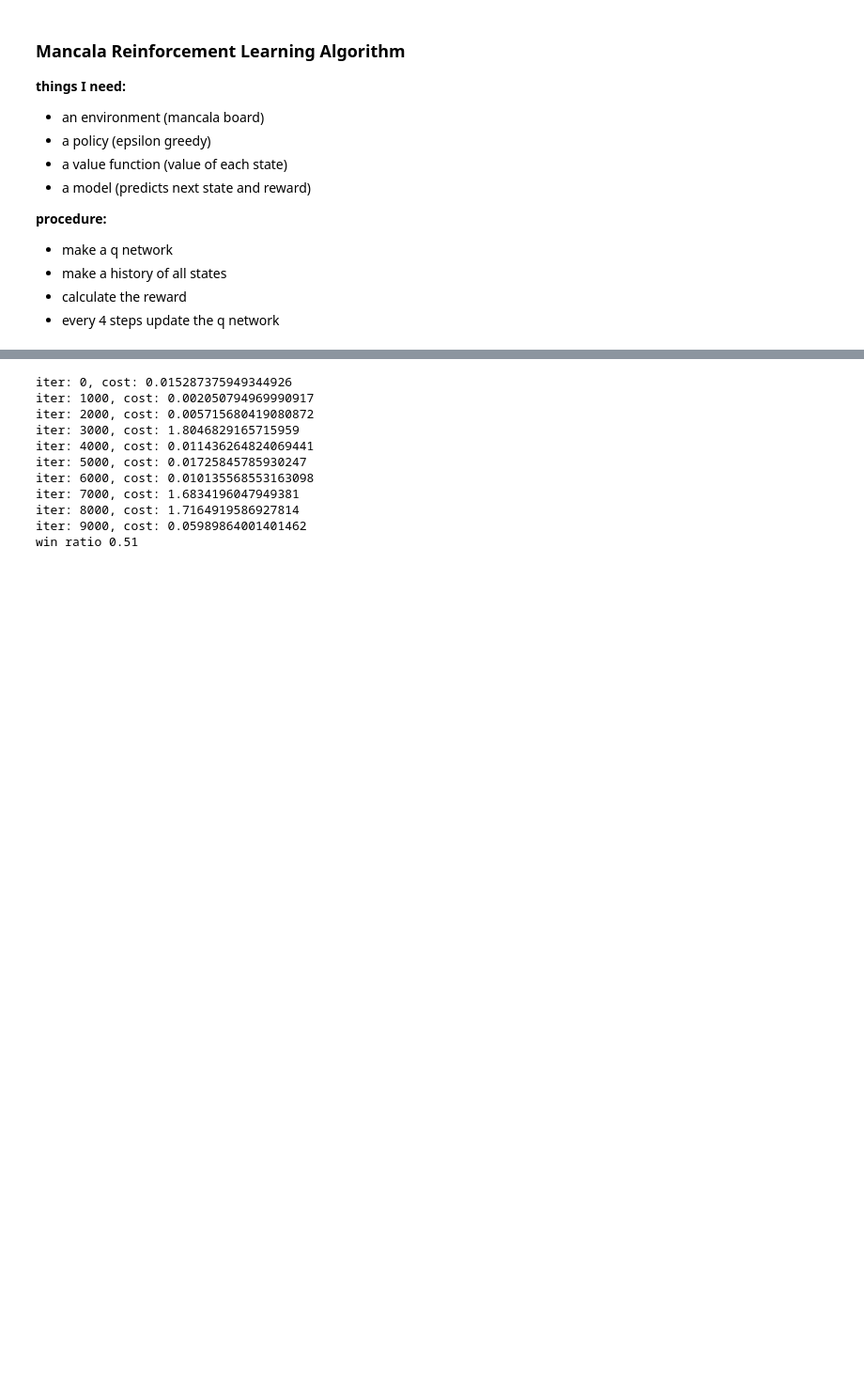
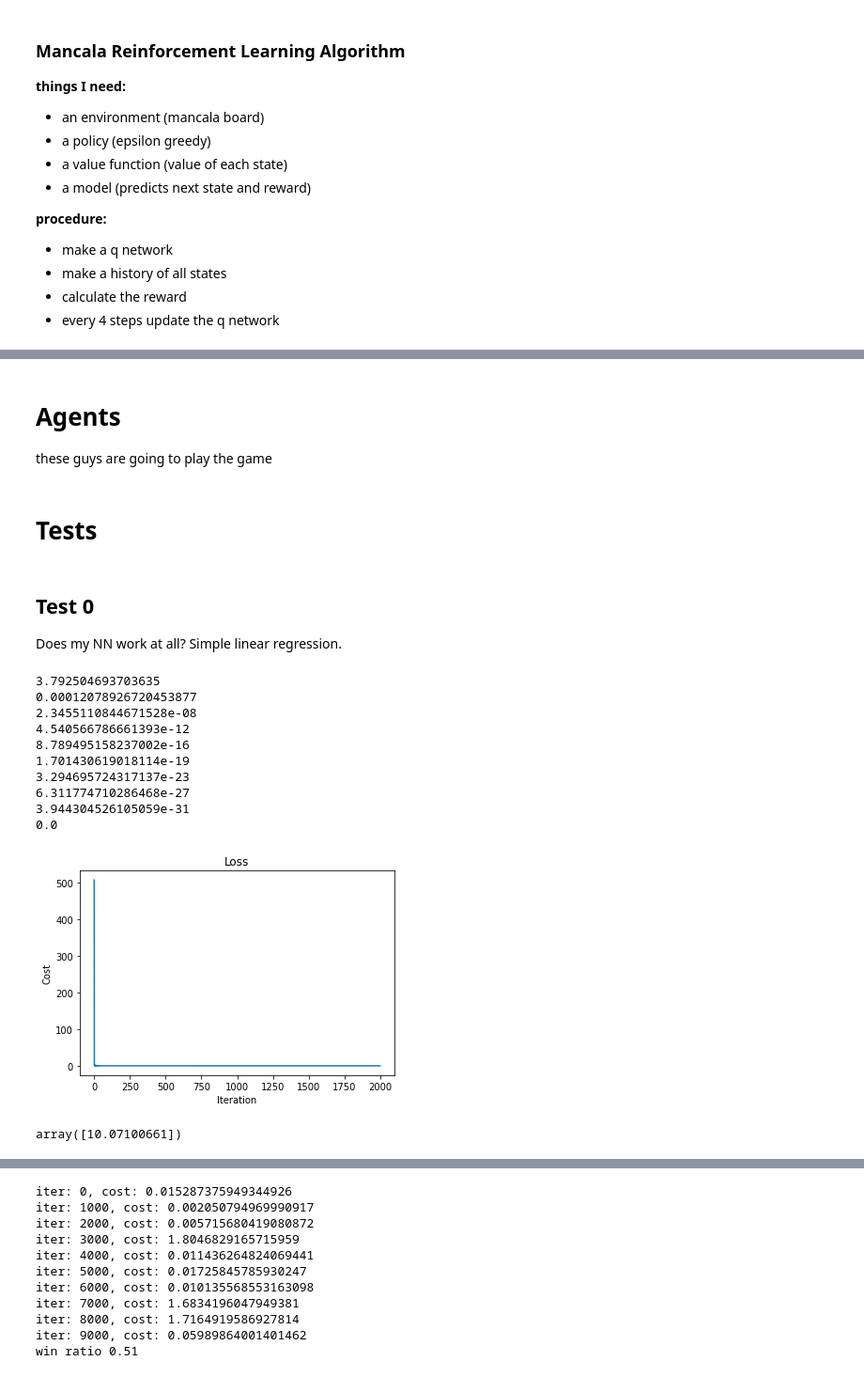
Before and after one commit to i-jared/mancala-ml, a Jupyter notebook: main.ipynb, the cells around one changed output, grey strips where cells are left out. Shown at 94% size. Drawn from its saved outputs; the diff is of its cells as text; code cells hidden in the pictures; blank space fills up the shorter version.

Commit message:
simple linear regression working

```diff
--- a/main.ipynb
+++ b/main.ipynb
@@ -28,8 +30,8 @@ class QLayer():
     def __init__(self, input_size : int, output_size : int, activation : Activation):
         self.output_size = output_size
         self.input_size = input_size
-        self.W = np.random.rand(input_size, output_size) - 1
-        self.b = np.random.rand(output_size) - 1
+        self.W = np.random.rand(input_size, output_size)
+        self.b = np.random.rand(output_size)
         self.x = None
         self.z = None
         self.a = None
@@ -46,6 +48,3 @@ class QLayer():
             return np.maximum(0,z)
         elif (self.activation == Activation.SIGMOID):
             return 1 / (1 + np.exp(-z))
-# %%
-a  = np.array([[1,2,3],[4,5,6]])
-a[:,2]
@@ -156,6 +160,9 @@ class MancalaBoard():
         else:
             your_old_score : int = old_board[13] if player == 1 else old_board[6]
             return (your_score - your_old_score)
+# %% [markdown]
+# Agents
+these guys are going to play the game
 # %%
 from abc import ABC, abstractmethod
 class Agent(ABC):
@@ -193,3 +200,50 @@ class Random(Agent):
             action = np.random.randint(7,13) if self.player == 1 else np.random.randint(0,6)
             valid = state[action] > 0
         return action
+# %% [markdown]
+# Tests
+# %% [markdown]
+## Test 0
+Does my NN work at all? Simple linear regression.
+# %%
+iters = 1000
+q_net = QNetwork([QLayer(1,64,Activation.RELU),
+                   QLayer(64,1,Activation.RELU)],
+                   learning_rate=0.01)
+y_train = np.array([[2], [4]])
+x_train = np.array([[1], [2]])
+y_test = np.array([10])
+x_test = np.array([5])
+
+losses = []
+for i in range(iters):
+    for x, y in zip(x_train, y_train):
+        pred = q_net.forward(x)
+        loss = np.sum(np.square(pred - y)) / (2*pred.size)
+        losses.append(loss)
+        q_net.backward(y, pred)
+    if i% 100 ==0:
+        print(loss)
+
+
+plt.plot(losses)
+plt.xlabel('Iteration')
+plt.ylabel('Cost')
+plt.title('Loss')
+plt.show('cost_hist.png')
+# %% [output]
+3.792504693703635
+0.00012078926720453877
+2.3455110844671528e-08
+4.540566786661393e-12
+8.789495158237002e-16
+1.701430619018114e-19
+3.294695724317137e-23
+6.311774710286468e-27
+3.944304526105059e-31
+0.0
+[figure, added]
+# %%
+q_net.forward(x_test)
+# %% [output]
+array([10.07100661])
```
Also changed, not shown: parts of 8 cells of this notebook, 1 other file.
